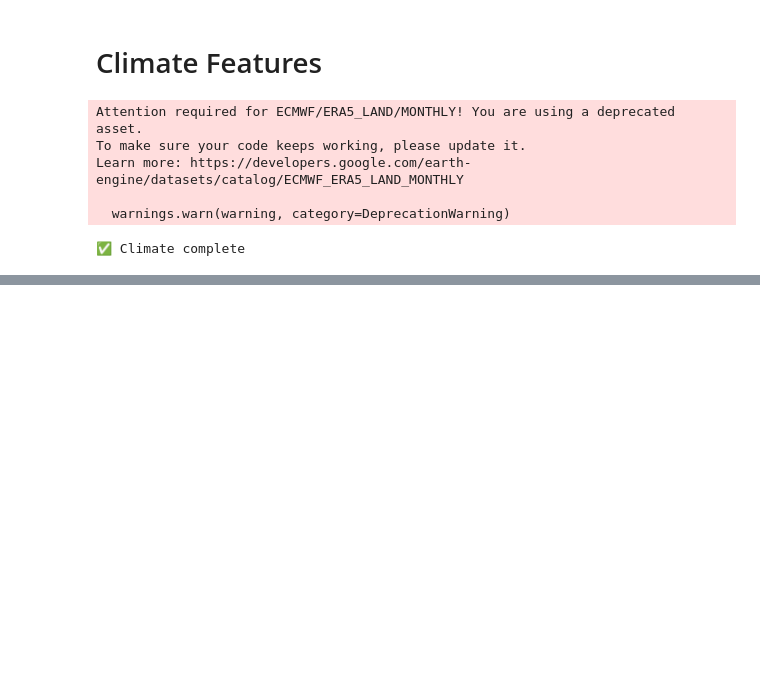
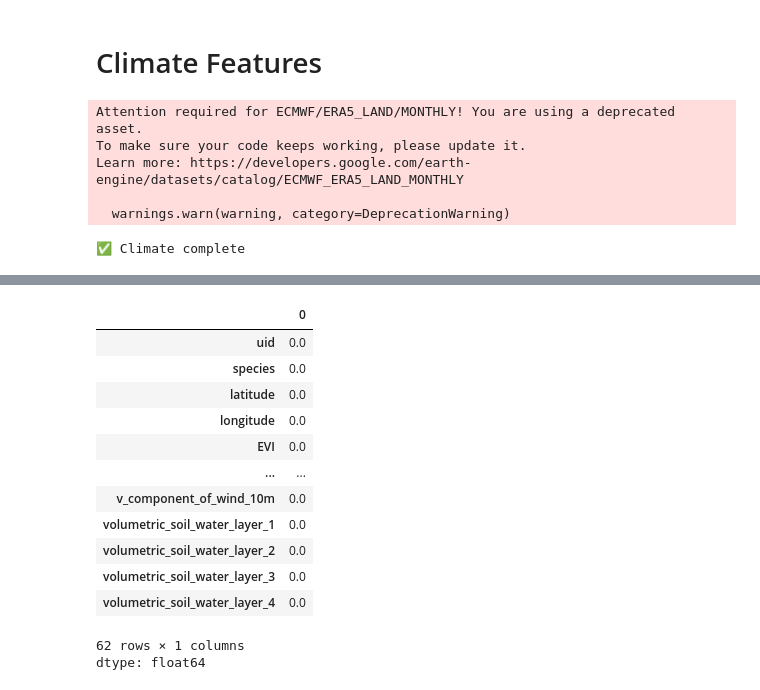
Before and after one commit to irungus/tree-species-ml-pipeline, a Jupyter notebook: notebooks/01_data_extraction.ipynb, the cells around one changed output, grey strips where cells are left out. Cells and saved outputs as stored; diff of their text form; code cells hidden in the pictures; blank space fills up the shorter version.

```diff
--- a/notebooks/01_data_extraction.ipynb
+++ b/notebooks/01_data_extraction.ipynb
@@ -244,0 +325,18 @@ if os.path.exists("data/processed/vegetation.csv"):
+# %%
+missing_percent = (df.isnull().sum() / len(df)) * 100
+missing_percent.sort_values(ascending=False)
+# %% [output]
+|  | 0 |
+| uid | 0.0 |
+| species | 0.0 |
+| latitude | 0.0 |
+| longitude | 0.0 |
+| EVI | 0.0 |
+| ... | ... |
+| v_component_of_wind_10m | 0.0 |
+| volumetric_soil_water_layer_1 | 0.0 |
+| volumetric_soil_water_layer_2 | 0.0 |
+| volumetric_soil_water_layer_3 | 0.0 |
+| volumetric_soil_water_layer_4 | 0.0 |
+62 rows × 1 columns
+dtype: float64
```
Also changed, not shown: parts of 6 cells of this notebook.
